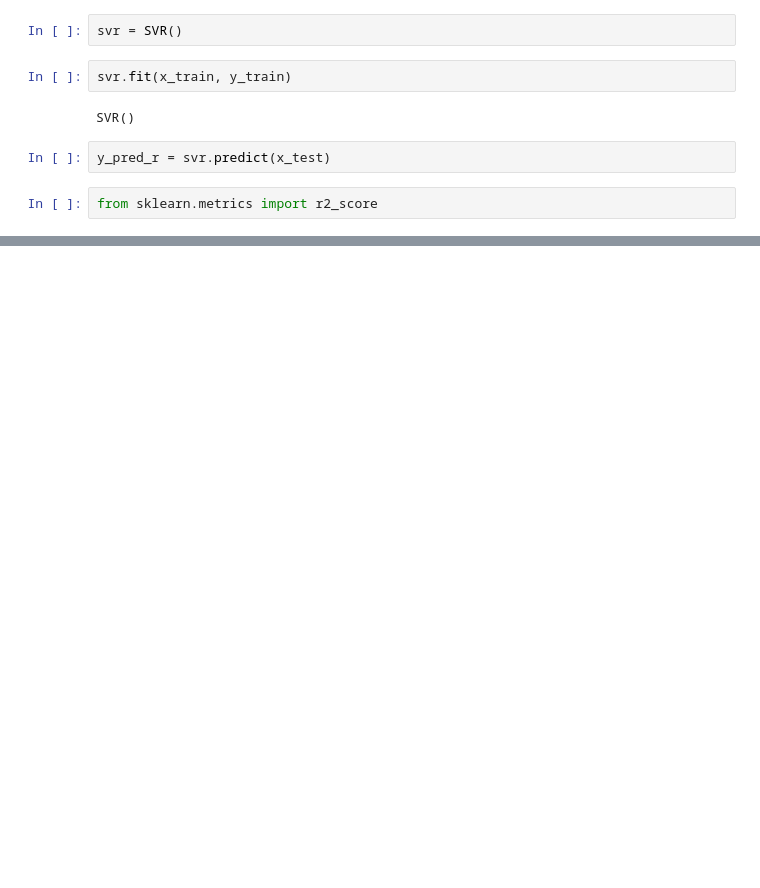
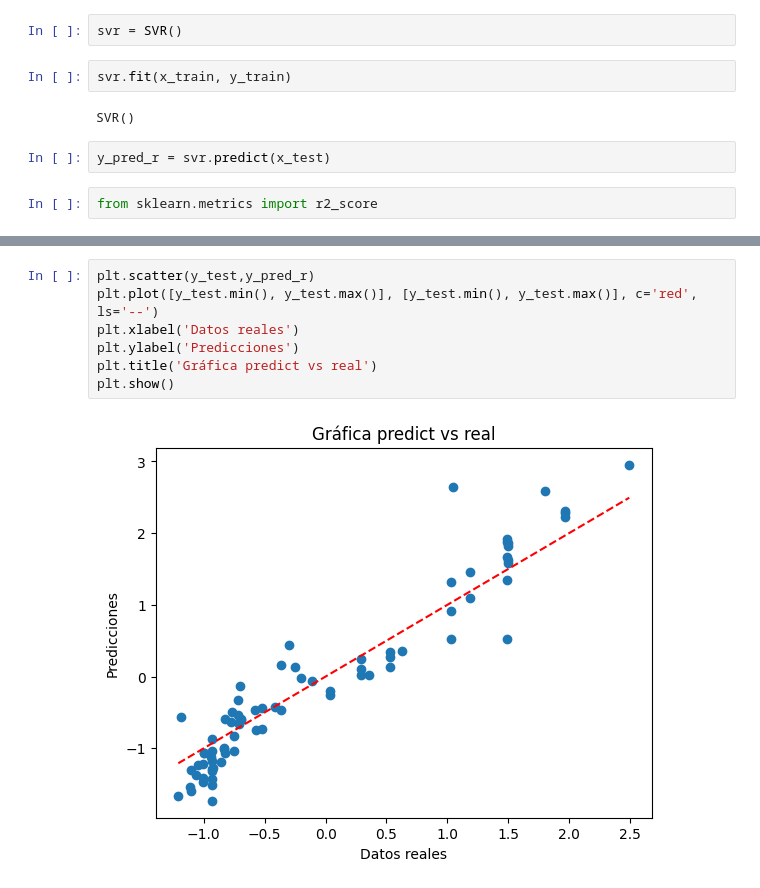
Before and after one commit to EhwazM/ML-Python, a Jupyter notebook: Actividad 11 - Actividad bancaria.ipynb, the cells around one changed output, grey strips where cells are left out. Cells and saved outputs as stored; diff of their text form; blank space fills up the shorter version.

```diff
--- a/Actividad 11 - Actividad bancaria.ipynb
+++ b/Actividad 11 - Actividad bancaria.ipynb
@@ -503,0 +512,9 @@ plt.show()
+# %%
+plt.scatter(y_test,y_pred_r)
+plt.plot([y_test.min(), y_test.max()], [y_test.min(), y_test.max()], c='red', ls='--')
+plt.xlabel('Datos reales')
+plt.ylabel('Predicciones')
+plt.title('Gráfica predict vs real')
+plt.show()
+# %% [output]
+[figure, added]
```
Also changed, not shown: parts of 6 cells of this notebook, 3 other files.
